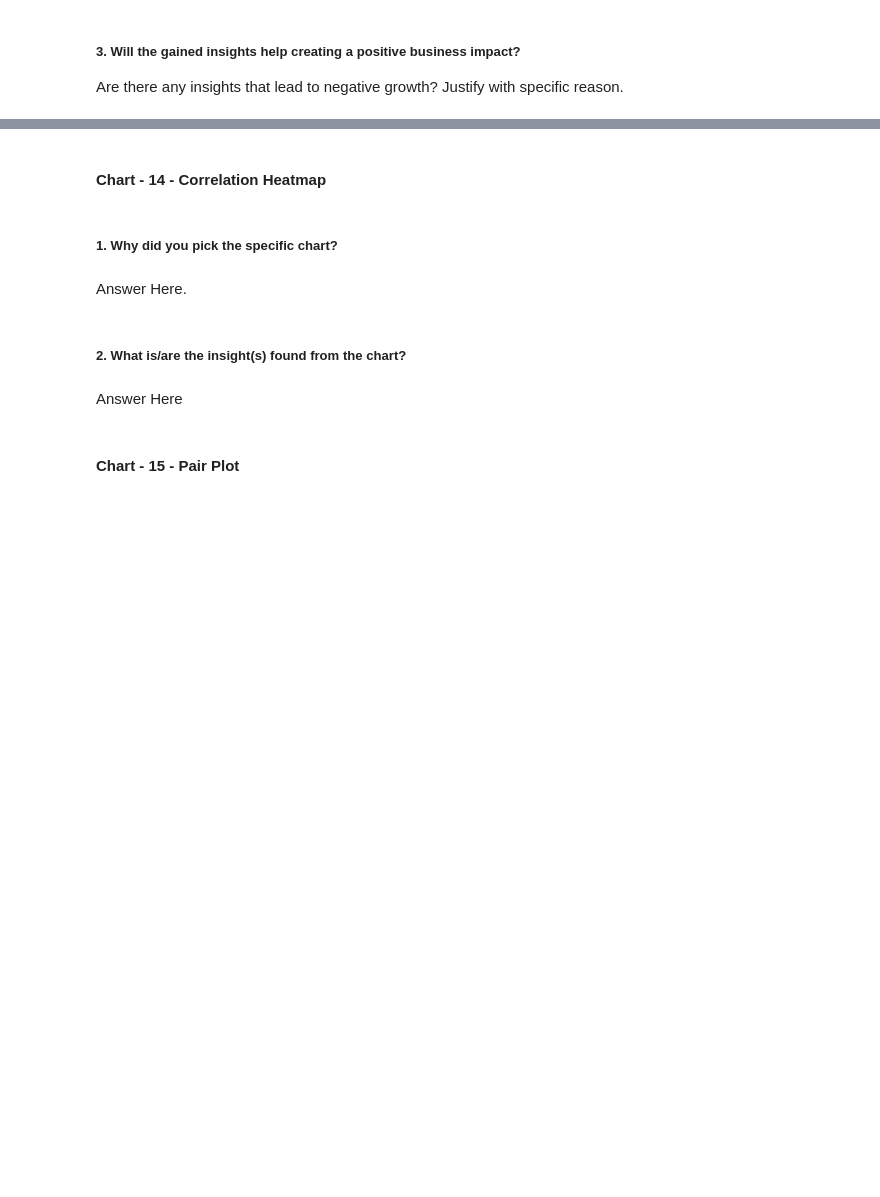
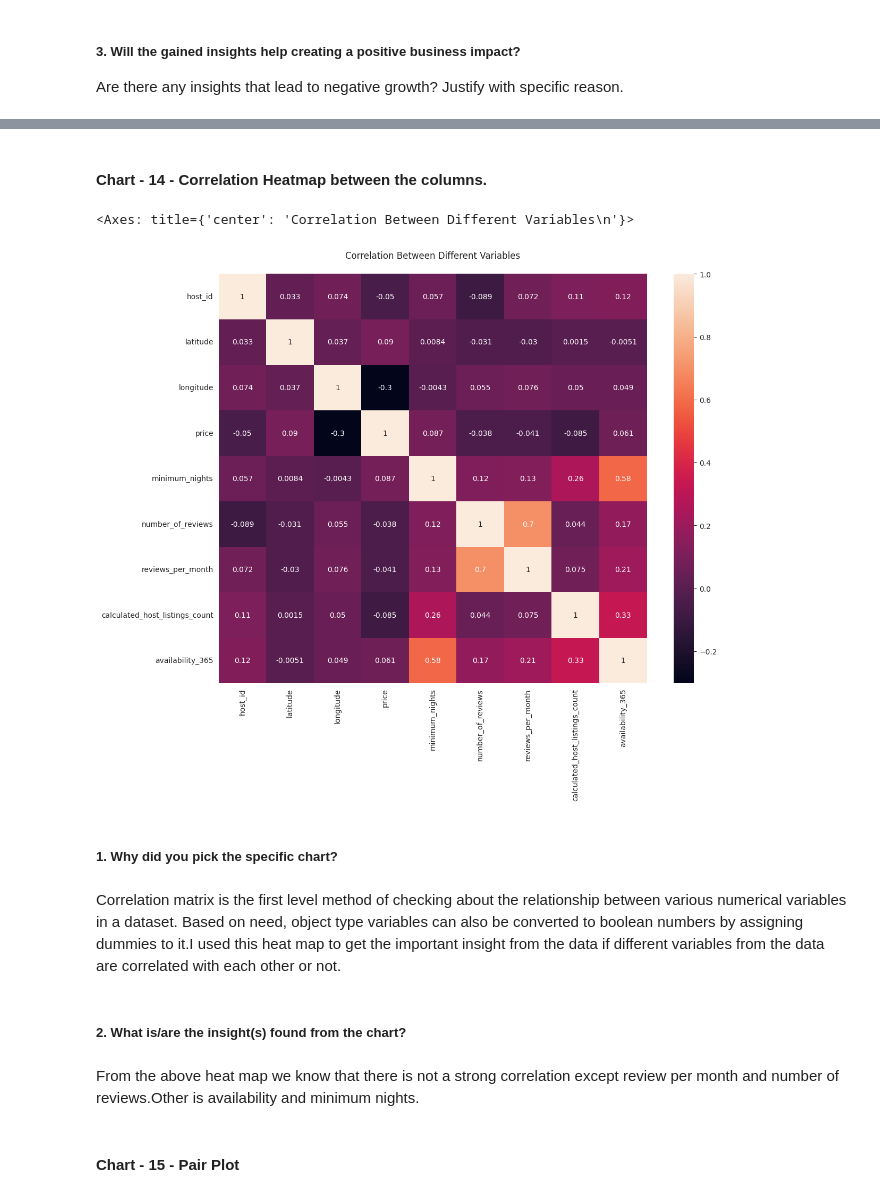
Before and after one commit to samee-faq/airbnb_eda_project, a Jupyter notebook: Sameera's_Airbnb_Bookings_Analysis_Capstone_Project_EDA.ipynb, the cells around one changed output, grey strips where cells are left out. Saved outputs shown, nothing was run; the diff lists cells and outputs as text; code cells hidden in the pictures; blank space fills up the shorter version.

```diff
--- a/Sameera's_Airbnb_Bookings_Analysis_Capstone_Project_EDA.ipynb
+++ b/Sameera's_Airbnb_Bookings_Analysis_Capstone_Project_EDA.ipynb
@@ -823,2 +874,2 @@ Answer Here
 # %% [markdown]
-#### Chart - 14 - Correlation Heatmap
+#### Chart - 14 - Correlation Heatmap between the columns.
@@ -827,11 +876,23 @@ Answer Here
+# %%
+# Correlation Heatmap visualization code
+corr = Airbnb_df.corr(method='kendall')
+
+# Title and Size
+plt.figure(figsize=(13,10))
+plt.title('Correlation Between Different Variables\n')
+
+sns.heatmap(corr,annot=True)
+# %% [output]
+<Axes: title={'center': 'Correlation Between Different Variables\n'}>
+[figure, added]
 # %% [markdown]
 ##### 1. Why did you pick the specific chart?
-# %% [markdown]
-Answer Here.
+# %% [markdown]
+Correlation matrix is the first level method of checking about the relationship between various numerical variables in a dataset. Based on need, object type variables can also be converted to boolean numbers by assigning dummies to it.I used this heat map to get the important insight from the data if different variables from the data are correlated with each other or not.
 # %% [markdown]
 ##### 2. What is/are the insight(s) found from the chart?
-# %% [markdown]
-Answer Here
+# %% [markdown]
+From the above heat map we know that there is not a strong correlation except review per month and number of reviews.Other is availability and minimum nights.
 # %% [markdown]
 #### Chart - 15 - Pair Plot
 # %%
```
Also changed, not shown: parts of 38 cells of this notebook.
